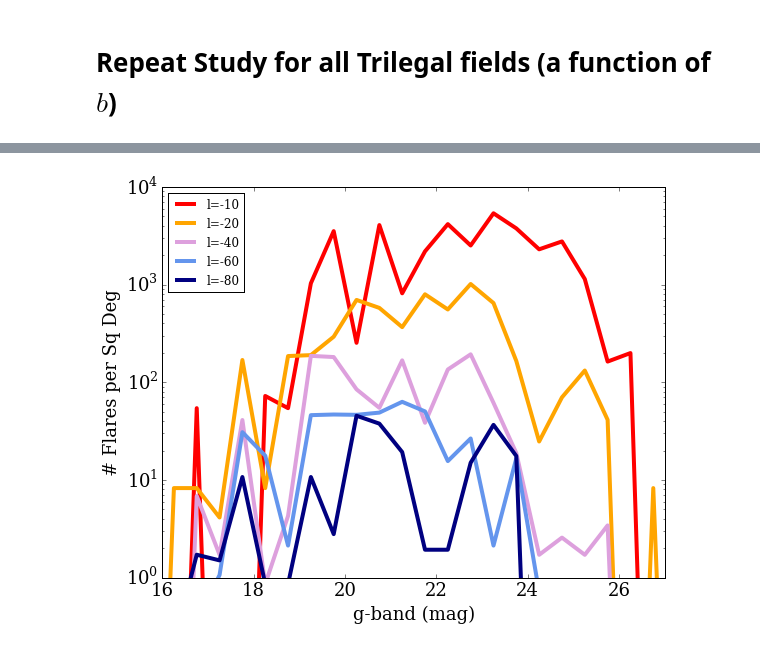
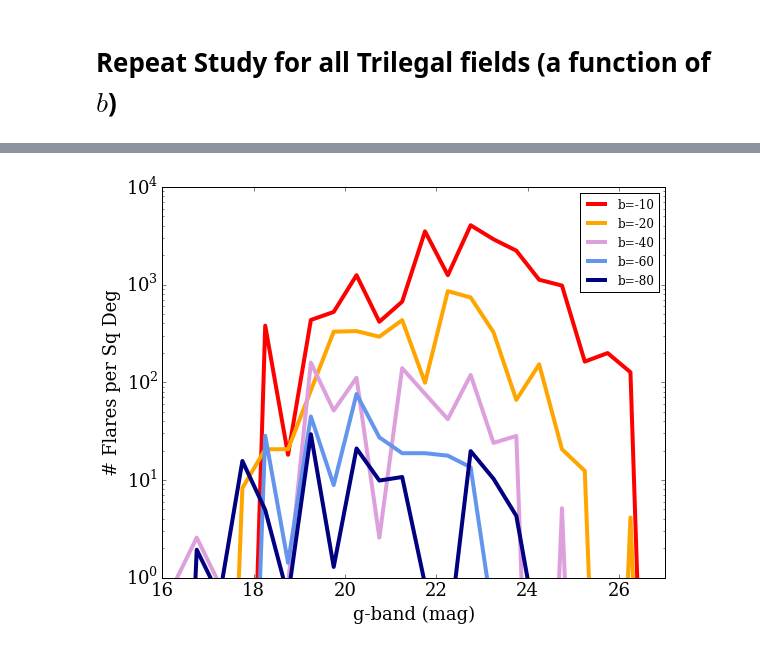
Before and after one commit to lsst-sims/MW-Flare, a Jupyter notebook: figures.ipynb, the cells around one changed output, grey strips where cells are left out. Cells and saved outputs as stored; diff of their text form; code cells hidden in the pictures.

```diff
--- a/figures.ipynb
+++ b/figures.ipynb
@@ -50,15 +50,20 @@ Teff_bins = np.log10(np.arange(3000,8000,1000))
 fov = 3.5 # sq deg (size of Trilegal field)
 LSSTfov = 9.6
 
-clrs = ['crimson','darkorange','yellow','cornflowerblue']
+clrs = ['crimson','darkorange','cornflowerblue']
+lbl = ['M', 'K', 'G']
 
 plt.figure(figsize=(11,8))
-for k in range(len(Teff_bins)-1):
+for k in range(len(Teff_bins)-2):
     x = np.where((df['logg'] >= 4) & (df['logTe'] >= Teff_bins[k]) & (df['logTe'] < Teff_bins[k+1]))
-    _ = plt.hist(df['g'].values[x], bins=50, color=clrs[k])
+    _ = plt.hist(df['g'].values[x], bins=50, color=clrs[k], histtype='step', lw=4,
+                 weights=np.ones(len(x[0]))/3.5, label = lbl[k])
 plt.yscale('log')
 plt.xlim(15,28)
-plt.ylim(1e2,1e5)
+plt.ylim(1e2,1e4)
 plt.xlabel('g-band (mag)')
-plt.ylabel('# stars')
+plt.ylabel('# Stars per Sq Deg')
+plt.legend(fontsize=12, loc=2)
+
+plt.savefig('b-20_GKM.pdf', dpi=300, rasterized=True, bbox_inches='tight', pad_inches=0.5)
 # %% [output]
@@ -73,7 +77,7 @@ dur = 1.0 # duration to simulate (in years)
 ffd_beta = -2.0 # ffd slope
 dmag_limit = -0.1 # flare detection threshold
 
-ffd_min = -1
+ffd_min = 0
 
 s_time1, s_flux1 = flare_prob.SuperLC(dur=dur, repeat=10./dur, mag=True, ffd_alpha=1, ffd_beta=ffd_beta, ffd_min=ffd_min)
 s_time2, s_flux2 = flare_prob.SuperLC(dur=dur, repeat=10./dur, mag=True, ffd_alpha=0, ffd_beta=ffd_beta, ffd_min=ffd_min)
@@ -200,6 +204,10 @@ plt.ylabel('avg phot error (mag)')
 # %%
 # Count how many flares are returned for each star
 Nflares = np.zeros(Nstars)
+
+Nflares1 = np.zeros(Nstars)
+Nflares5 = np.zeros(Nstars)
+
 
 # loop over all Nstars and measure flare returns!
 for k in range(Nstars):
@@ -233,8 +241,13 @@ for k in range(Nstars):
 
     # find where LSST data >= Flare threshold (+ phot errors!)
     ok = np.where((f <= (dmag_limit - gerr[k])))
+    Nflares[k] = len(ok[0])
 
-    Nflares[k] = len(ok[0])
+    ok1 = np.where((f <= (dmag_limit - gerr[k])) & (t <= 365.*1.))
+    ok5 = np.where((f <= (dmag_limit - gerr[k])) & (t <= 365.*5.))
+
+    Nflares1[k] = len(ok1[0])
+    Nflares5[k] = len(ok5[0])
 # %%
 plt.figure(figsize=(9,7))
 plt.scatter(10.**teff, Nflares + 0.1, s=40)
@@ -361,7 +399,7 @@ for j in range(len(files)):
     #ax.plot(gbins[1:], fl_stars[:,k] * (float(totstars[k]) / float(Nstars)) / fov + 1e-5,
     #        color=clrs[k], lw=4, ls='-', label='l='+str(int(galb[k])))
     ax.hist(gmag, weights=Nflares * (float(len(df)) / float(Nstars)) / fov + 1e-5,
-            bins=25, histtype='step', color=clrs[j], lw=4, label='l='+str(int(galb[j])))
+            bins=25, histtype='step', color=clrs[j], lw=4, label='b='+str(int(galb[j])))
 
 plt.xlim(16,27)
 plt.ylim(1e0, 1e4)
@@ -395,22 +433,22 @@ Fraction of flares from M dwarfs: 0.973140495868
 # %%
 clrs = ['red', 'orange', 'plum', 'cornflowerblue', 'navy']
 fig = plt.figure(figsize=(9,7))
 ax = fig.add_subplot(1,1,1)
 
 for k in range(0,len(files),1):
     ax.plot(gbins[1:], fl_stars[:,k] * (float(totstars[k]) / float(Nstars)) / fov + 1e-5,
-            color=clrs[k], lw=4, ls='-', label='l='+str(int(galb[k])))
+            color=clrs[k], lw=4, ls='-', label='b='+str(int(galb[k])))
 
 plt.xlim(16,27)
 plt.ylim(1e0, 1e4)
 plt.yscale('log')
 plt.xlabel('g-band (mag)')
 plt.ylabel('# Flares per Sq Deg')
 
 ax.legend(loc=0, fontsize=12)
 plt.savefig('flare_depth.pdf', dpi=300, rasterized=True, bbox_inches='tight', pad_inches=0.5)
 # %% [output]
-[figure, old version]
+[figure, new version]
 # %%
 # plt.figure(figsize=(9,7))
 # plt.scatter(galb, totflares / Nstars / 10, s=50)
```
Also changed, not shown: parts of 14 cells of this notebook, 2 other files.
